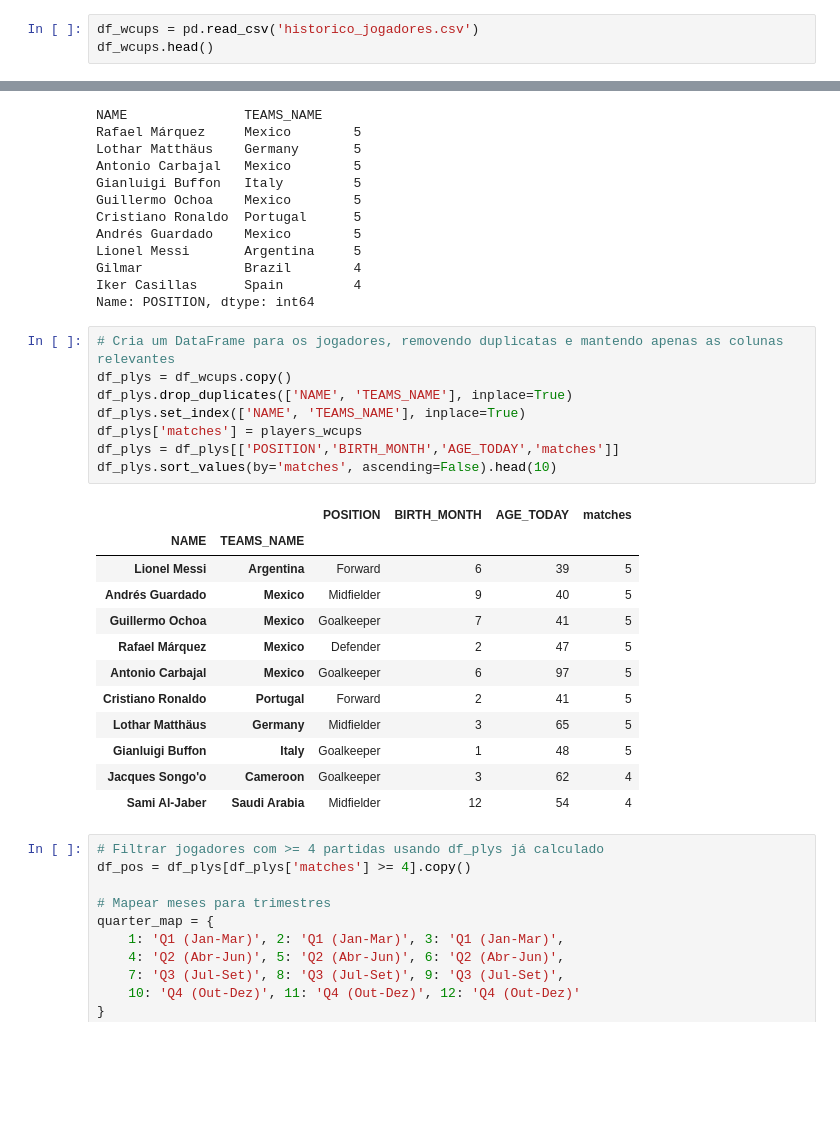
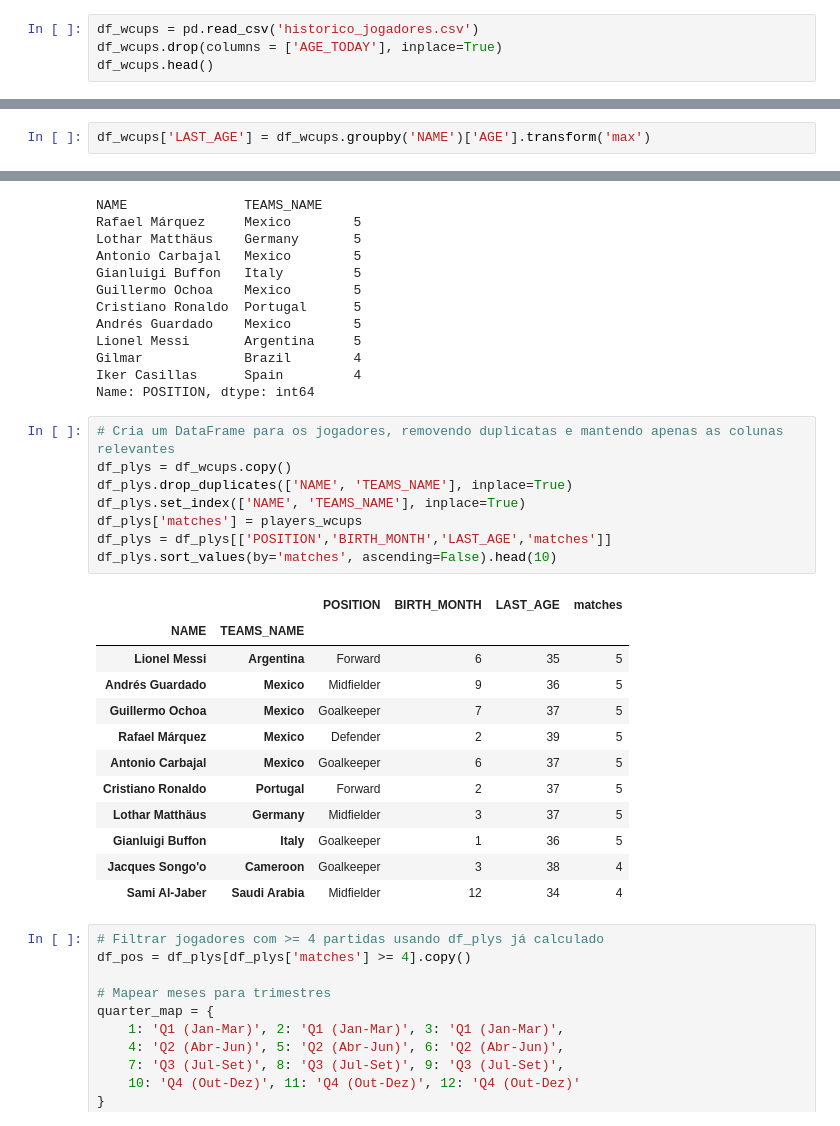
Before and after one commit to italojsr/EIR-Project, a Jupyter notebook: 5 - Data Analysis/main.ipynb, the cells around one changed output, grey strips where cells are left out. Drawn from its saved outputs; the diff is of its cells as text; blank space fills up the shorter version.

```diff
--- a/5 - Data Analysis/main.ipynb
+++ b/5 - Data Analysis/main.ipynb
@@ -403,5 +405,6 @@ df_agg[['TEAM','counts','MEAN_Q1+Q2','MEAN_Q3+Q4','Nº Imbalanced (chi-square)',
 ### PLAYERS
 # %%
 df_wcups = pd.read_csv('historico_jogadores.csv')
+df_wcups.drop(columns = ['AGE_TODAY'], inplace=True)
 df_wcups.head()
 # %% [output]
@@ -413,0 +417,2 @@ df_wcups.head()
+# %%
+df_wcups['LAST_AGE'] = df_wcups.groupby('NAME')['AGE'].transform('max')
@@ -433,24 +447,24 @@ Name: POSITION, dtype: int64
 # %%
 # Cria um DataFrame para os jogadores, removendo duplicatas e mantendo apenas as colunas relevantes
 df_plys = df_wcups.copy()
 df_plys.drop_duplicates(['NAME', 'TEAMS_NAME'], inplace=True)
 df_plys.set_index(['NAME', 'TEAMS_NAME'], inplace=True)
 df_plys['matches'] = players_wcups
-df_plys = df_plys[['POSITION','BIRTH_MONTH','AGE_TODAY','matches']]
+df_plys = df_plys[['POSITION','BIRTH_MONTH','LAST_AGE','matches']]
 df_plys.sort_values(by='matches', ascending=False).head(10)
 # %% [output]
-|  |  | POSITION | BIRTH_MONTH | AGE_TODAY | matches |
+|  |  | POSITION | BIRTH_MONTH | LAST_AGE | matches |
 | NAME | TEAMS_NAME |  |  |  |  |
-| Lionel Messi | Argentina | Forward | 6 | 39 | 5 |
-| Andrés Guardado | Mexico | Midfielder | 9 | 40 | 5 |
-| Guillermo Ochoa | Mexico | Goalkeeper | 7 | 41 | 5 |
-| Rafael Márquez | Mexico | Defender | 2 | 47 | 5 |
-| Antonio Carbajal | Mexico | Goalkeeper | 6 | 97 | 5 |
-| Cristiano Ronaldo | Portugal | Forward | 2 | 41 | 5 |
-| Lothar Matthäus | Germany | Midfielder | 3 | 65 | 5 |
-| Gianluigi Buffon | Italy | Goalkeeper | 1 | 48 | 5 |
-| Jacques Songo'o | Cameroon | Goalkeeper | 3 | 62 | 4 |
-| Sami Al-Jaber | Saudi Arabia | Midfielder | 12 | 54 | 4 |
+| Lionel Messi | Argentina | Forward | 6 | 35 | 5 |
+| Andrés Guardado | Mexico | Midfielder | 9 | 36 | 5 |
+| Guillermo Ochoa | Mexico | Goalkeeper | 7 | 37 | 5 |
+| Rafael Márquez | Mexico | Defender | 2 | 39 | 5 |
+| Antonio Carbajal | Mexico | Goalkeeper | 6 | 37 | 5 |
+| Cristiano Ronaldo | Portugal | Forward | 2 | 37 | 5 |
+| Lothar Matthäus | Germany | Midfielder | 3 | 37 | 5 |
+| Gianluigi Buffon | Italy | Goalkeeper | 1 | 36 | 5 |
+| Jacques Songo'o | Cameroon | Goalkeeper | 3 | 38 | 4 |
+| Sami Al-Jaber | Saudi Arabia | Midfielder | 12 | 34 | 4 |
 # %%
 # Filtrar jogadores com >= 4 partidas usando df_plys já calculado
 df_pos = df_plys[df_plys['matches'] >= 4].copy()
```
Also changed, not shown: parts of 16 cells of this notebook, 1 other file.
